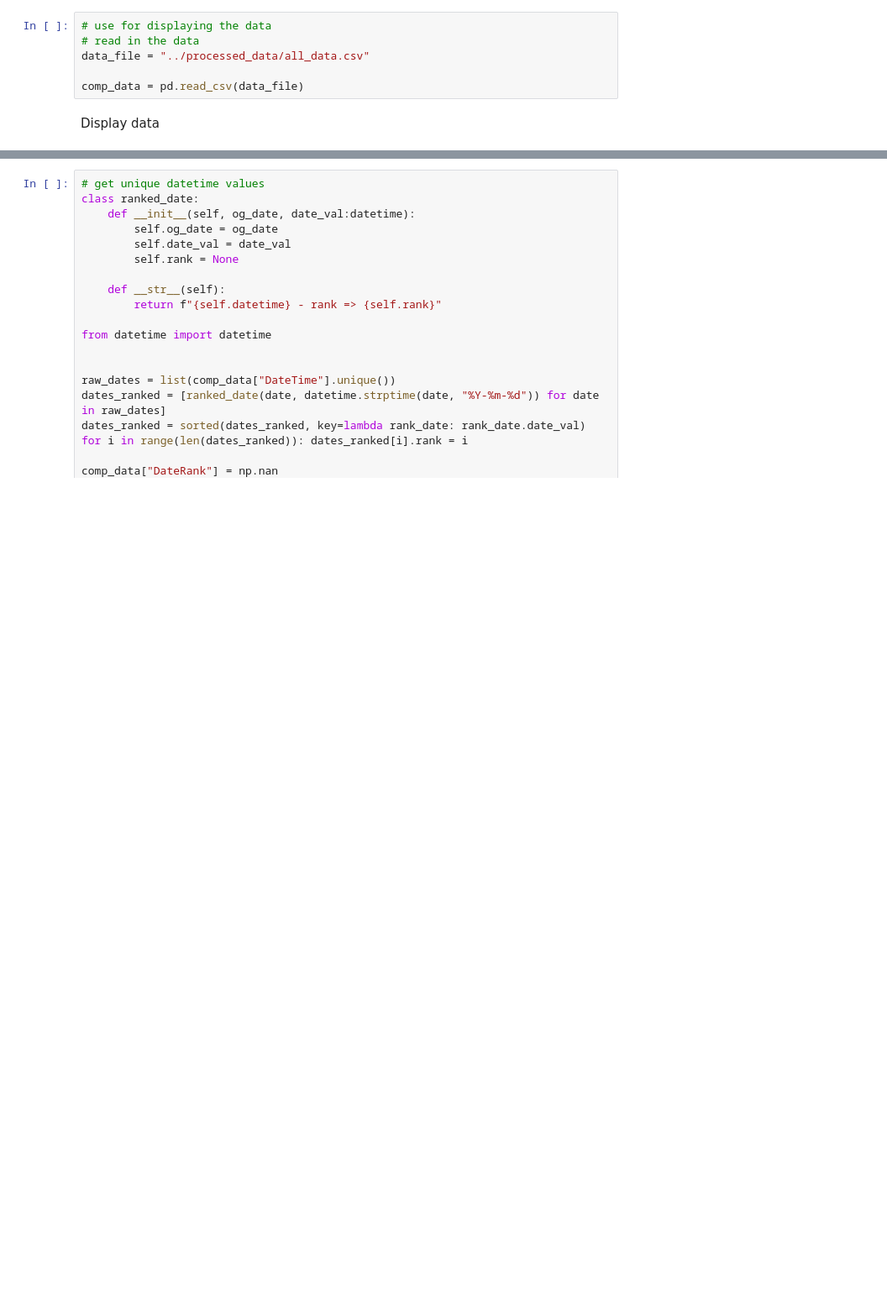
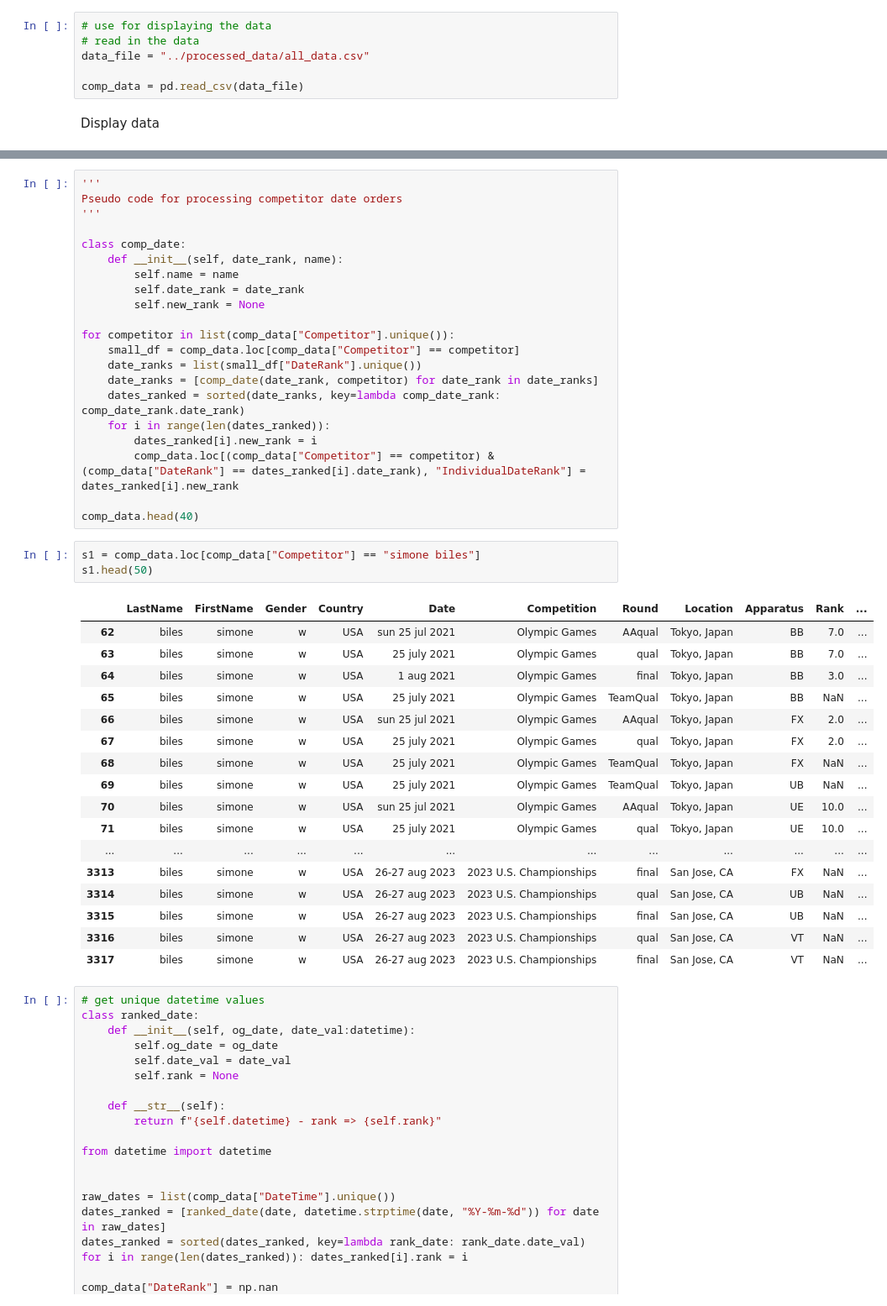
Before and after one commit to Yoshi234/gym2024data, a Jupyter notebook: submission/main/preprocess/show.ipynb, the cells around one changed output, grey strips where cells are left out. Shown at 84% size. Cells and saved outputs as stored; diff of their text form; blank space fills up the shorter version.

Commit message:
added rank date values to the data for each competitor

```diff
--- a/submission/main/preprocess/show.ipynb
+++ b/submission/main/preprocess/show.ipynb
@@ -37,3 +26,45 @@ array(['2021 - Olympic Games Japan',
+# %%
+'''
+Pseudo code for processing competitor date orders
+'''
+
+class comp_date:
+    def __init__(self, date_rank, name):
+        self.name = name
+        self.date_rank = date_rank
+        self.new_rank = None
+
+for competitor in list(comp_data["Competitor"].unique()):
+    small_df = comp_data.loc[comp_data["Competitor"] == competitor]
+    date_ranks = list(small_df["DateRank"].unique())
+    date_ranks = [comp_date(date_rank, competitor) for date_rank in date_ranks]
+    dates_ranked = sorted(date_ranks, key=lambda comp_date_rank: comp_date_rank.date_rank)
+    for i in range(len(dates_ranked)):
+        dates_ranked[i].new_rank = i
+        comp_data.loc[(comp_data["Competitor"] == competitor) & (comp_data["DateRank"] == dates_ranked[i].date_rank), "IndividualDateRank"] = dates_ranked[i].new_rank
+
+comp_data.head(40)
+# %%
+s1 = comp_data.loc[comp_data["Competitor"] == "simone biles"]
+s1.head(50)
+# %% [output]
+|  | LastName | FirstName | Gender | Country | Date | Competition | Round | Location | Apparatus | Rank | ... |
+| 62 | biles | simone | w | USA | sun 25 jul 2021 | Olympic Games | AAqual | Tokyo, Japan | BB | 7.0 | ... |
+| 63 | biles | simone | w | USA | 25 july 2021 | Olympic Games | qual | Tokyo, Japan | BB | 7.0 | ... |
+| 64 | biles | simone | w | USA | 1 aug 2021 | Olympic Games | final | Tokyo, Japan | BB | 3.0 | ... |
+| 65 | biles | simone | w | USA | 25 july 2021 | Olympic Games | TeamQual | Tokyo, Japan | BB | NaN | ... |
+| 66 | biles | simone | w | USA | sun 25 jul 2021 | Olympic Games | AAqual | Tokyo, Japan | FX | 2.0 | ... |
+| 67 | biles | simone | w | USA | 25 july 2021 | Olympic Games | qual | Tokyo, Japan | FX | 2.0 | ... |
+| 68 | biles | simone | w | USA | 25 july 2021 | Olympic Games | TeamQual | Tokyo, Japan | FX | NaN | ... |
+| 69 | biles | simone | w | USA | 25 july 2021 | Olympic Games | TeamQual | Tokyo, Japan | UB | NaN | ... |
+| 70 | biles | simone | w | USA | sun 25 jul 2021 | Olympic Games | AAqual | Tokyo, Japan | UE | 10.0 | ... |
+| 71 | biles | simone | w | USA | 25 july 2021 | Olympic Games | qual | Tokyo, Japan | UE | 10.0 | ... |
+| ... | ... | ... | ... | ... | ... | ... | ... | ... | ... | ... | ... |
+| 3313 | biles | simone | w | USA | 26-27 aug 2023 | 2023 U.S. Championships | final | San Jose, CA | FX | NaN | ... |
+| 3314 | biles | simone | w | USA | 26-27 aug 2023 | 2023 U.S. Championships | qual | San Jose, CA | UB | NaN | ... |
+| 3315 | biles | simone | w | USA | 26-27 aug 2023 | 2023 U.S. Championships | final | San Jose, CA | UB | NaN | ... |
+| 3316 | biles | simone | w | USA | 26-27 aug 2023 | 2023 U.S. Championships | qual | San Jose, CA | VT | NaN | ... |
+| 3317 | biles | simone | w | USA | 26-27 aug 2023 | 2023 U.S. Championships | final | San Jose, CA | VT | NaN | ... |
 # %%
 # get unique datetime values
 class ranked_date:
```
Also changed, not shown: parts of 2 cells of this notebook, 4 other files.
